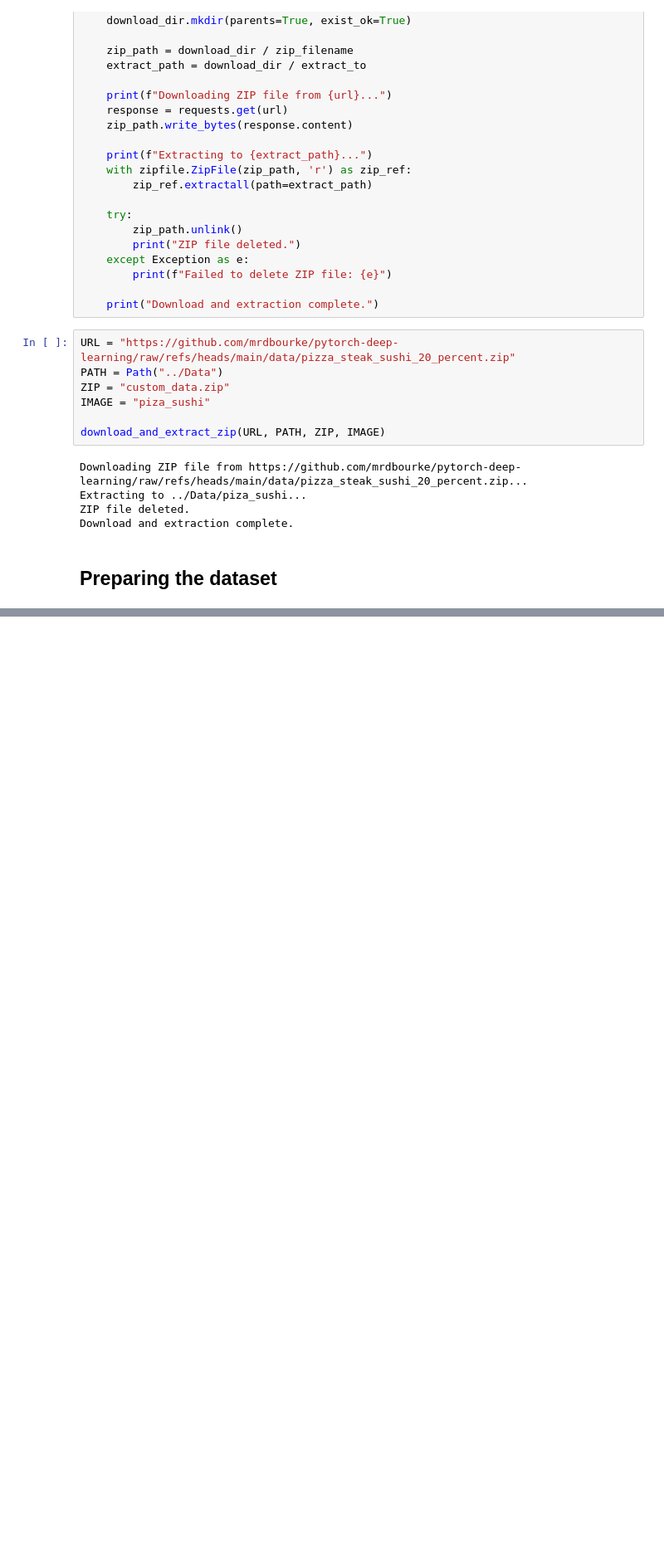
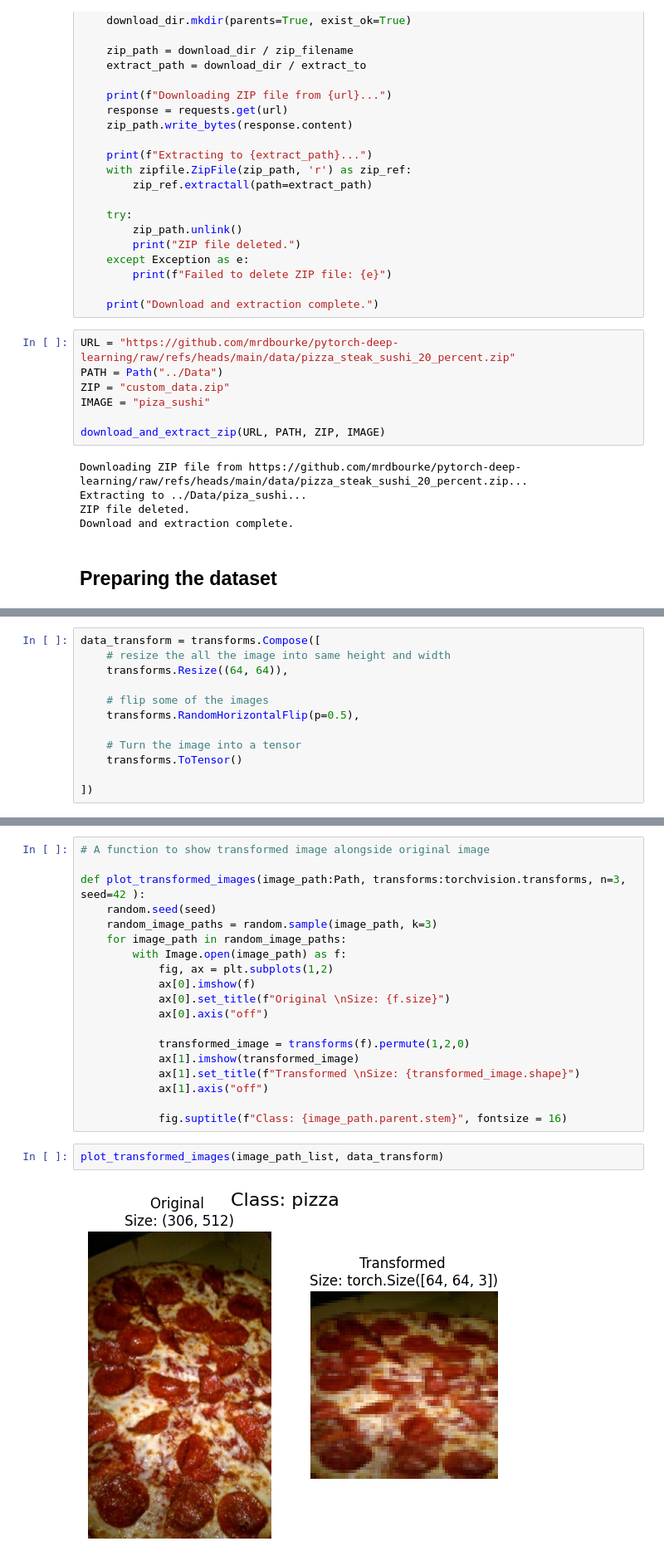
Before and after one commit to shushankai/pytroch-deep-learning, a Jupyter notebook: Lectures notebooks/custom_dataset.ipynb, the cells around one changed output, grey strips where cells are left out. Shown at 83% size. Saved outputs shown, nothing was run; the diff lists cells and outputs as text; blank space fills up the shorter version.

```diff
--- a/Lectures notebooks/custom_dataset.ipynb
+++ b/Lectures notebooks/custom_dataset.ipynb
@@ -68,0 +164,12 @@ Download and extraction complete.
+# %%
+data_transform = transforms.Compose([
+    # resize the all the image into same height and width
+    transforms.Resize((64, 64)),
+
+    # flip some of the images
+    transforms.RandomHorizontalFlip(p=0.5),
+
+    # Turn the image into a tensor
+    transforms.ToTensor()
+
+])
@@ -68,0 +181,23 @@ Download and extraction complete.
+# %%
+# A function to show transformed image alongside original image
+
+def plot_transformed_images(image_path:Path, transforms:torchvision.transforms, n=3, seed=42 ):
+    random.seed(seed)
+    random_image_paths = random.sample(image_path, k=3)
+    for image_path in random_image_paths:
+        with Image.open(image_path) as f:
+            fig, ax = plt.subplots(1,2)
+            ax[0].imshow(f)
+            ax[0].set_title(f"Original \nSize: {f.size}")
+            ax[0].axis("off")
+
+            transformed_image = transforms(f).permute(1,2,0)
+            ax[1].imshow(transformed_image)
+            ax[1].set_title(f"Transformed \nSize: {transformed_image.shape}")
+            ax[1].axis("off")
+
+            fig.suptitle(f"Class: {image_path.parent.stem}", fontsize = 16)
+# %%
+plot_transformed_images(image_path_list, data_transform)
+# %% [output]
+[figure, added]
```
Also changed, not shown: parts of 11 cells of this notebook.
